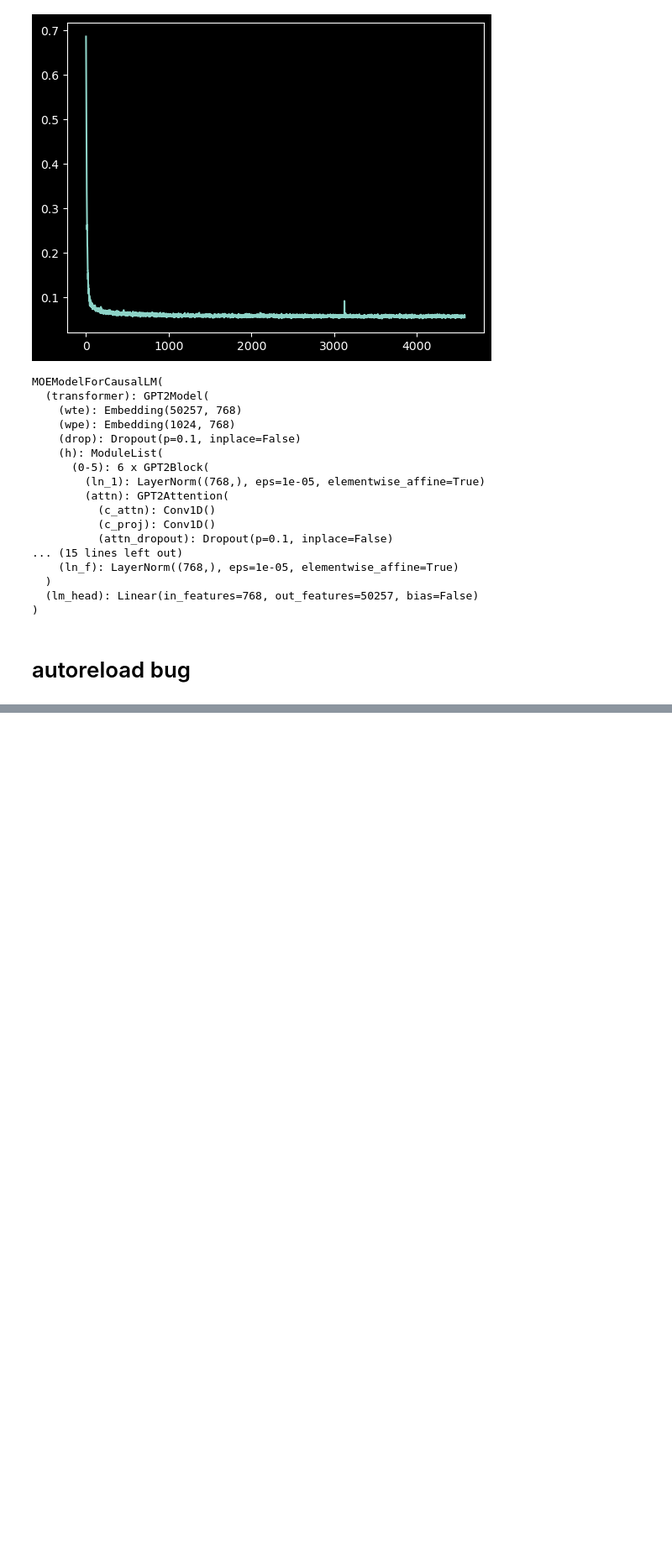
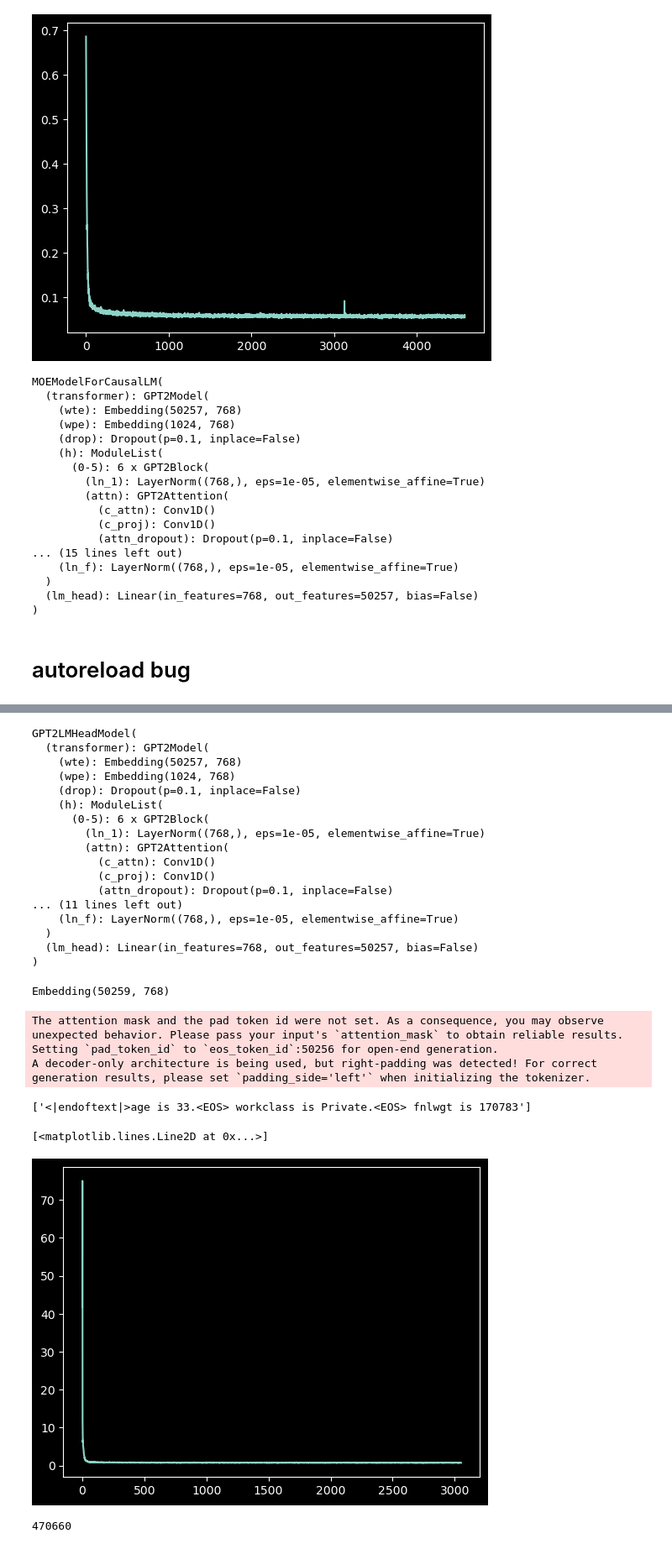
Before and after one commit to soCromp/be_great, a Jupyter notebook: multihead.ipynb, the cells around one changed output, grey strips where cells are left out. Shown: that part at 84% size. Saved outputs shown, nothing was run; the diff lists cells and outputs as text; code cells hidden in the pictures; blank space fills up the shorter version.

Commit message:
moe training/gen works, start evals

```diff
--- a/multihead.ipynb
+++ b/multihead.ipynb
@@ -359,0 +354,37 @@ KeyboardInterrupt:
+# %%
+model = dgpt2 # don't forget to change tokenizer name and optimizer too
+model.train()
+# Move the model to the device (GPU if available)
+device = torch.device("cuda") if torch.cuda.is_available() else torch.device("cpu")
+model.to(device)
+model.resize_token_embeddings(len(tokenizer))
+
+dataset = TextDataset(text_data, tokenizer, max_length=25, num_experts=3, do_moe_format=False)
+dataloader = DataLoader(dataset, batch_size=16, shuffle=True)
+
+# Set up the optimizer and learning rate scheduler
+optimizer = AdamW(model.parameters(), lr=5e-4)
+# num_training_steps = len(dataloader) * 1  # Number of epochs
+# lr_scheduler = LinearLR(optimizer, total_iters=num_training_steps)
+
+losses = []
+for epoch in range(1):  # Train for 3 epochs
+    for batch in tqdm(dataloader):
+        # print(batch)
+        input_ids, attention_mask = batch
+        input_ids, attention_mask = input_ids.to(device), attention_mask.to(device)
+
+        outputs = model(input_ids=input_ids, attention_mask=attention_mask, labels=input_ids)
+        loss = outputs.loss
+
+        optimizer.zero_grad()
+        loss.backward()
+        optimizer.step()
+
+        losses.append(loss.item())
+
+print(tokenizer.batch_decode(model.generate()))
+
+from matplotlib import pyplot as plt
+plt.plot(losses)
+# %% [output]
@@ -360 +408,38 @@ KeyboardInterrupt:
+GPT2LMHeadModel(
+  (transformer): GPT2Model(
+    (wte): Embedding(50257, 768)
+    (wpe): Embedding(1024, 768)
+    (drop): Dropout(p=0.1, inplace=False)
+    (h): ModuleList(
+      (0-5): 6 x GPT2Block(
+        (ln_1): LayerNorm((768,), eps=1e-05, elementwise_affine=True)
+        (attn): GPT2Attention(
+          (c_attn): Conv1D()
+          (c_proj): Conv1D()
+          (attn_dropout): Dropout(p=0.1, inplace=False)
+... (11 lines left out)
+    (ln_f): LayerNorm((768,), eps=1e-05, elementwise_affine=True)
+  )
+  (lm_head): Linear(in_features=768, out_features=50257, bias=False)
+)
+Embedding(50259, 768)
+The attention mask and the pad token id were not set. As a consequence, you may observe unexpected behavior. Please pass your input's `attention_mask` to obtain reliable results.
+Setting `pad_token_id` to `eos_token_id`:50256 for open-end generation.
+A decoder-only architecture is being used, but right-padding was detected! For correct generation results, please set `padding_side='left'` when initializing the tokenizer.
+['<|endoftext|>age is 33.<EOS> workclass is Private.<EOS> fnlwgt is 170783']
+[<matplotlib.lines.Line2D at 0x...>]
+[figure, added]
+# %%
+import os
+os.makedirs('./ckpts/dgpt2/adult-3col/', exist_ok=True)
+torch.save(model.state_dict(), f'./ckpts/dgpt2/adult-3col/{len(losses)}.pt')
+
+samples = []
+for i in tqdm(range(5000)):
+    samples.append(tokenizer.batch_decode(model.generate(do_sample=True, num_beams=1, max_length=25))[0])
+
+with open('./ckpts/dgpt2/adult-3col/samples.txt', 'w') as f:
+    f.write('\n'.join(samples))
+# %% [output]
+470660
 # %%
```
Also changed, not shown: parts of 8 cells of this notebook, 1 other file.
